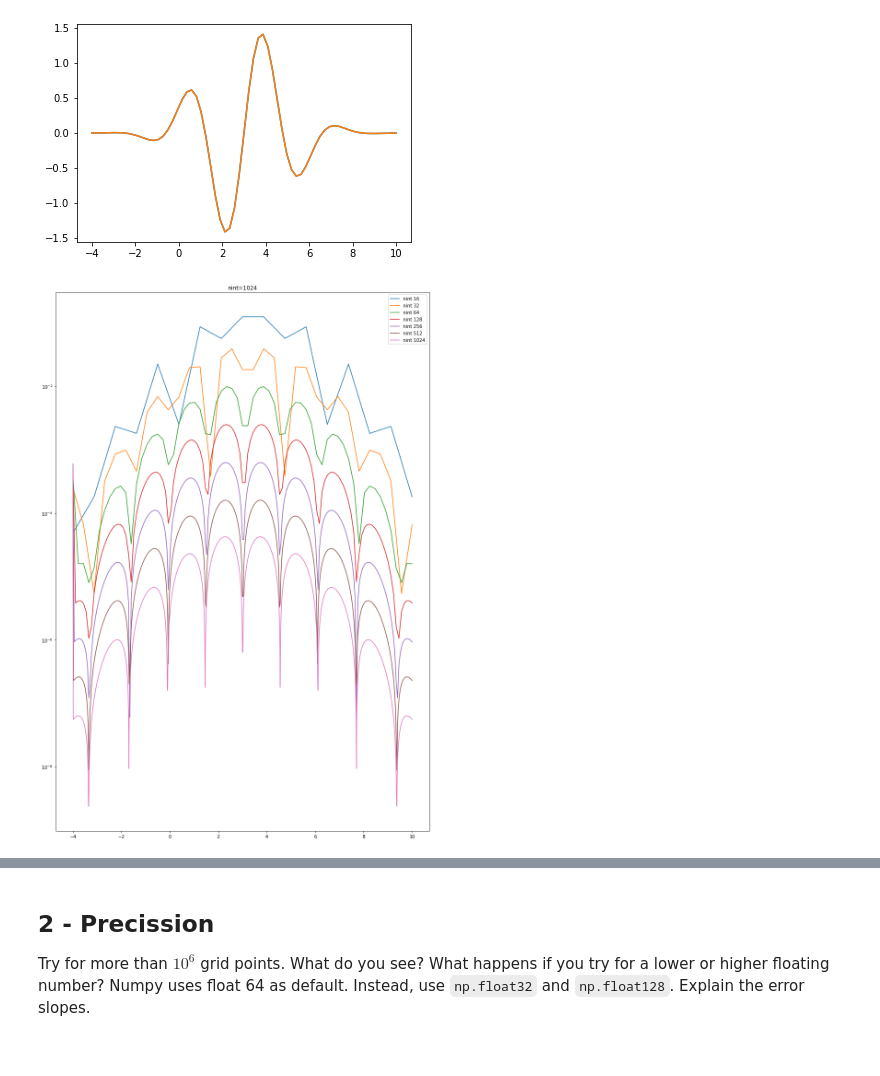
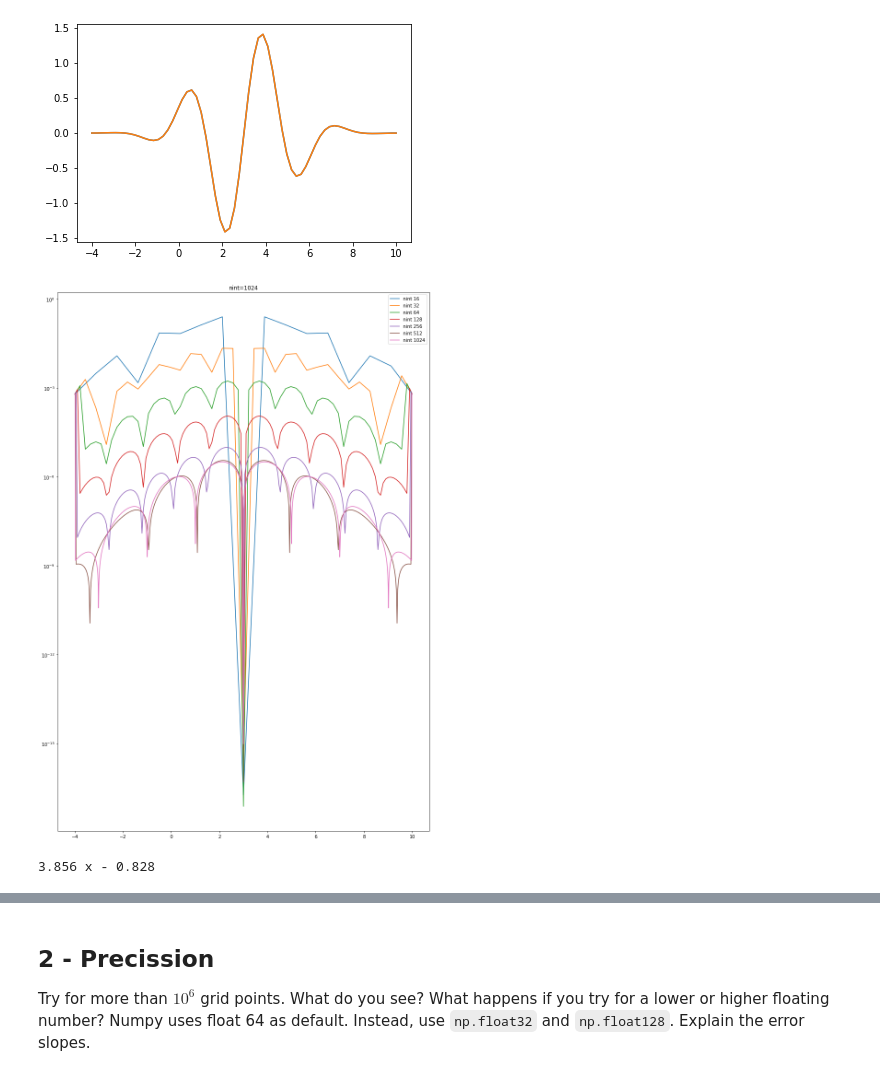
Before and after one commit to christopheblomsen/AST5110, a Jupyter notebook: ex_1b_v1.5.ipynb, the cells around one changed output, grey strips where cells are left out. Drawn from its saved outputs; the diff is of its cells as text; code cells hidden in the pictures.

Commit message:
added the polyfit for fourth order

```diff
--- a/ex_1b_v1.5.ipynb
+++ b/ex_1b_v1.5.ipynb
@@ -49,27 +49,35 @@ plt.plot(xx, dh(xx))
 # %%
 fig, ax = plt.subplots(1, 1, figsize=(12, 17))
 l = 0
-mean = []
+abs_err = []
+dxs = []
 
 for i in range(4, 11):
     nint = 2**i
     nump = nint + 1
     xx = np.arange(nump)/(nint) * (xf - x0) + x0
 
     dx = xx[1] - xx[0]
 
-    y = nm.deriv_dnw(xx, h)
-    y_exact = dh(xx-dx/2)
+    y = nm.deriv_4tho(xx, h)
+    y_exact = dh(xx)
 
-    mean.append(np.mean(abs(y-y_exact)))
+    abs_err.append(np.mean(abs(y[2:-2]-y_exact[2:-2])))
+    dxs.append(dx)
 
     ax.set_title(f'nint={nint}')
     ax.semilogy(xx, abs(y-y_exact), label=f'nint {nint}')
     ax.legend()
 
 plt.tight_layout()
 # %% [output]
-[figure, old version]
+[figure, new version]
+# %%
+z = np.polyfit(np.log10(dxs[:-3]), np.log10(abs_err[:-3]), deg=1)
+p = np.poly1d(z)
+print(p)
+# %% [output]
+3.856 x - 0.828
 # %%
 
 nint_list = [2**i for i in range(4, 11)]
```
Also changed, not shown: parts of 4 cells of this notebook.
